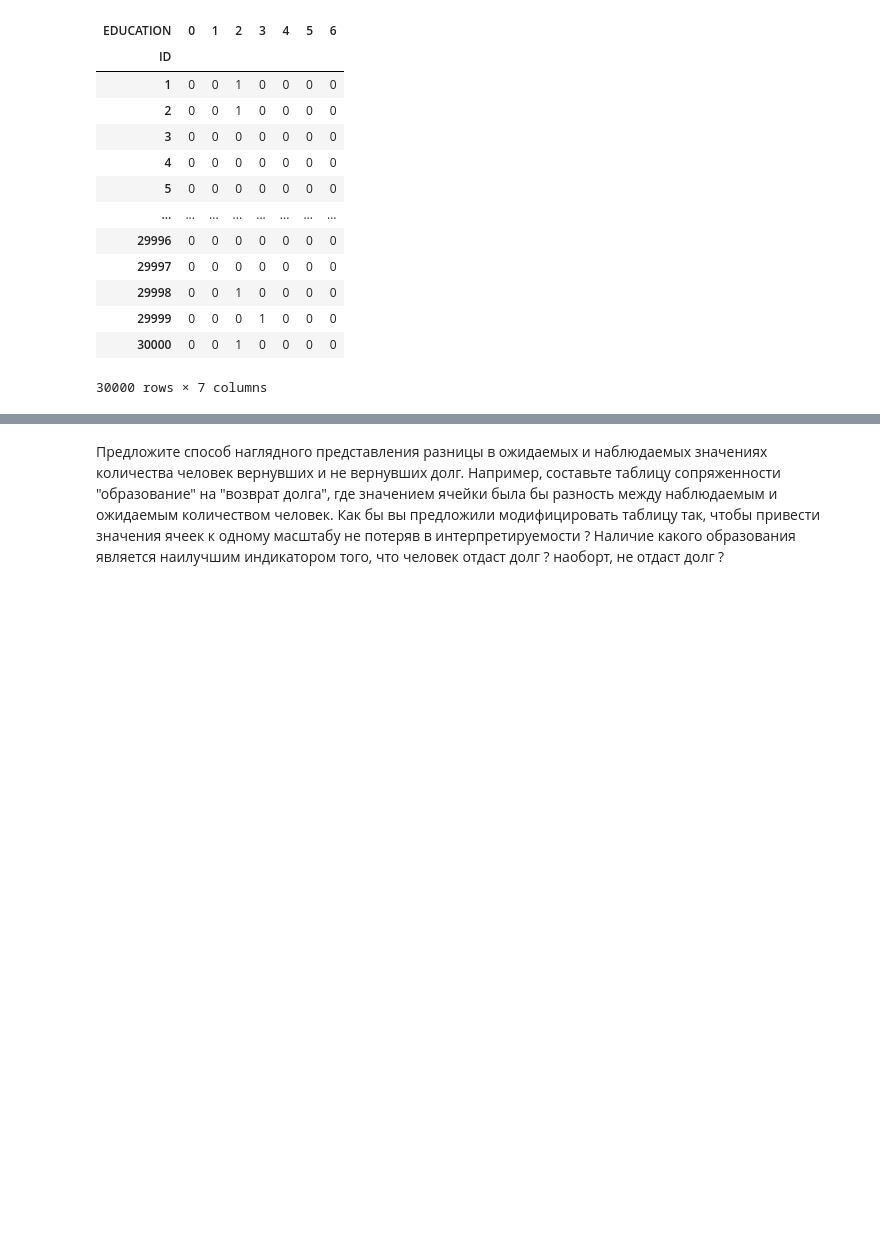
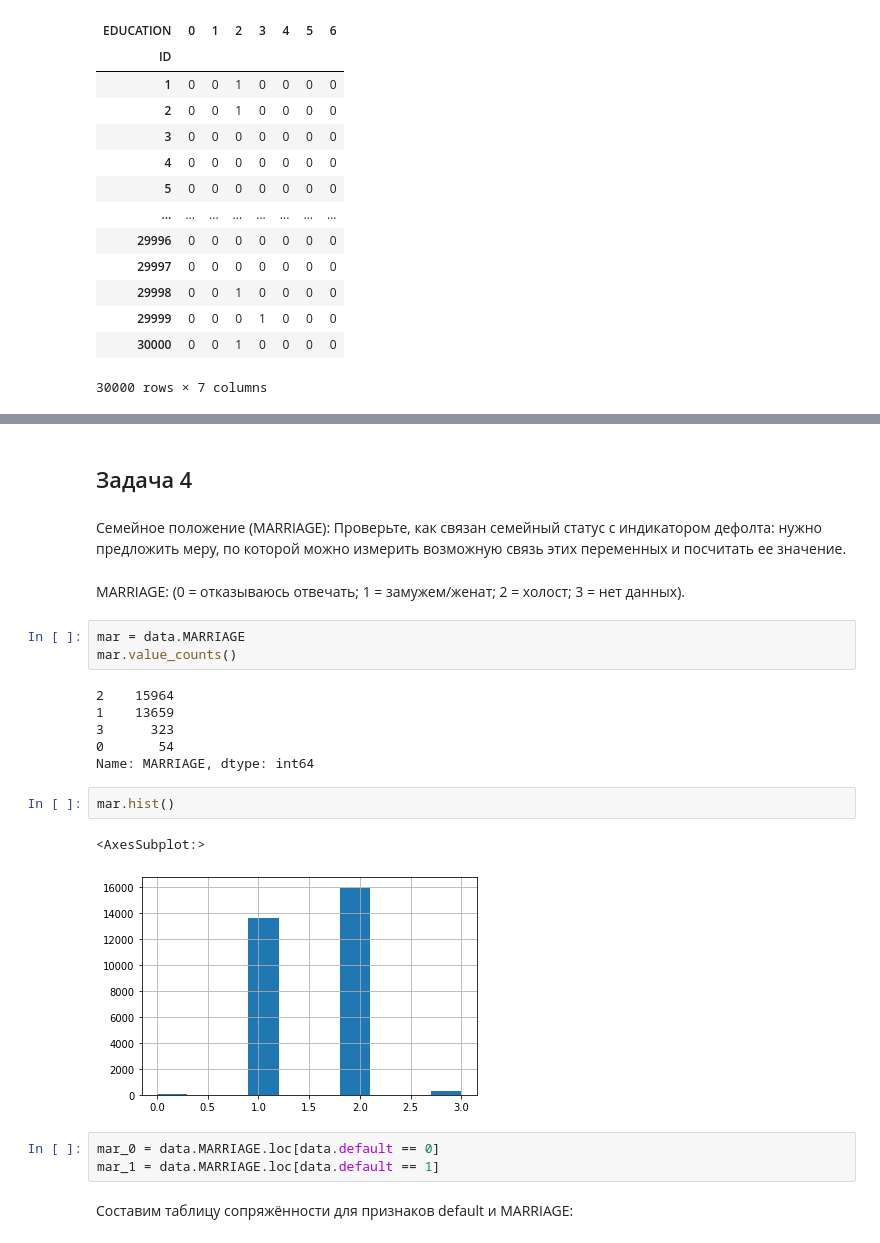
Before and after one commit to anafisa/ML-specialization, a Jupyter notebook: Stats for Data Analysis/Final Project/Credit Scoring/credit_scoring_assignment.ipynb, the cells around one changed output, grey strips where cells are left out. Saved outputs shown, nothing was run; the diff lists cells and outputs as text; blank space fills up the shorter version.

```diff
--- a/Stats for Data Analysis/Final Project/Credit Scoring/credit_scoring_assignment.ipynb
+++ b/Stats for Data Analysis/Final Project/Credit Scoring/credit_scoring_assignment.ipynb
@@ -343,2 +302,25 @@ sales_correlation
-# %% [markdown]
-Предложите способ наглядного представления разницы в ожидаемых и наблюдаемых значениях количества человек вернувших и не вернувших долг. Например, составьте таблицу сопряженности "образование" на "возврат долга", где значением ячейки была бы  разность между наблюдаемым и ожидаемым количеством человек.  Как бы вы предложили модифицировать таблицу так, чтобы привести значения ячеек к одному масштабу не потеряв в интерпретируемости ?  Наличие какого образования является наилучшим индикатором того, что человек  отдаст долг ? наоборт, не отдаст долг ?
+# %% [markdown]
+## Задача 4
+# %% [markdown]
+Семейное положение (MARRIAGE): Проверьте, как связан семейный статус с индикатором дефолта: нужно предложить меру, по которой можно измерить возможную связь этих переменных и посчитать ее значение.
+# %% [markdown]
+MARRIAGE: (0 = отказываюсь отвечать; 1 = замужем/женат; 2 = холост; 3 = нет данных).
+# %%
+mar = data.MARRIAGE
+mar.value_counts()
+# %% [output]
+2    15964
+1    13659
+3      323
+0       54
+Name: MARRIAGE, dtype: int64
+# %%
+mar.hist()
+# %% [output]
+<AxesSubplot:>
+[figure, added]
+# %%
+mar_0 = data.MARRIAGE.loc[data.default == 0]
+mar_1 = data.MARRIAGE.loc[data.default == 1]
+# %% [markdown]
+Составим таблицу сопряжённости для признаков default и MARRIAGE:
```
Also changed, not shown: parts of 32 cells of this notebook.
